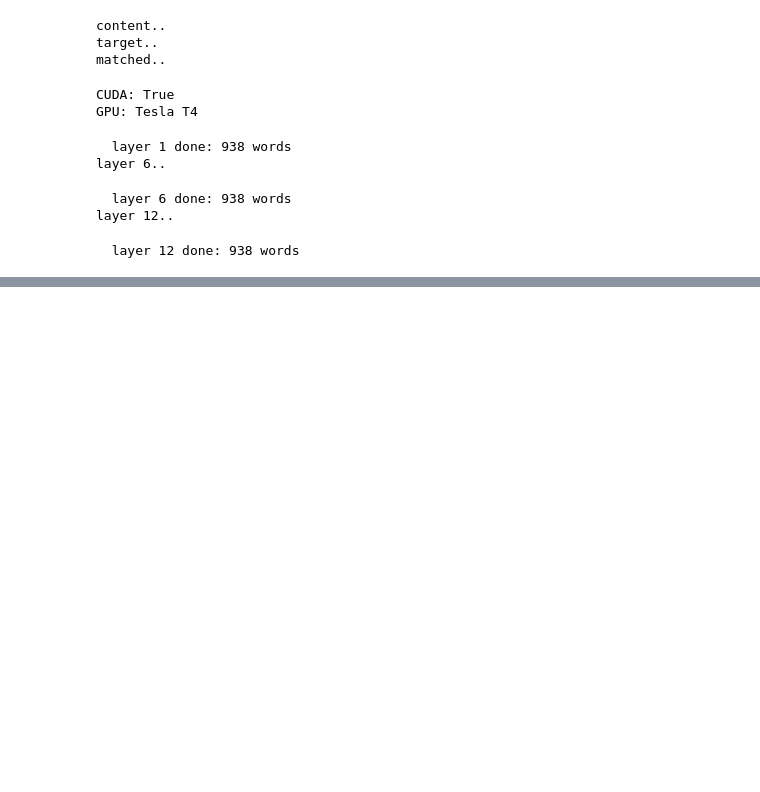
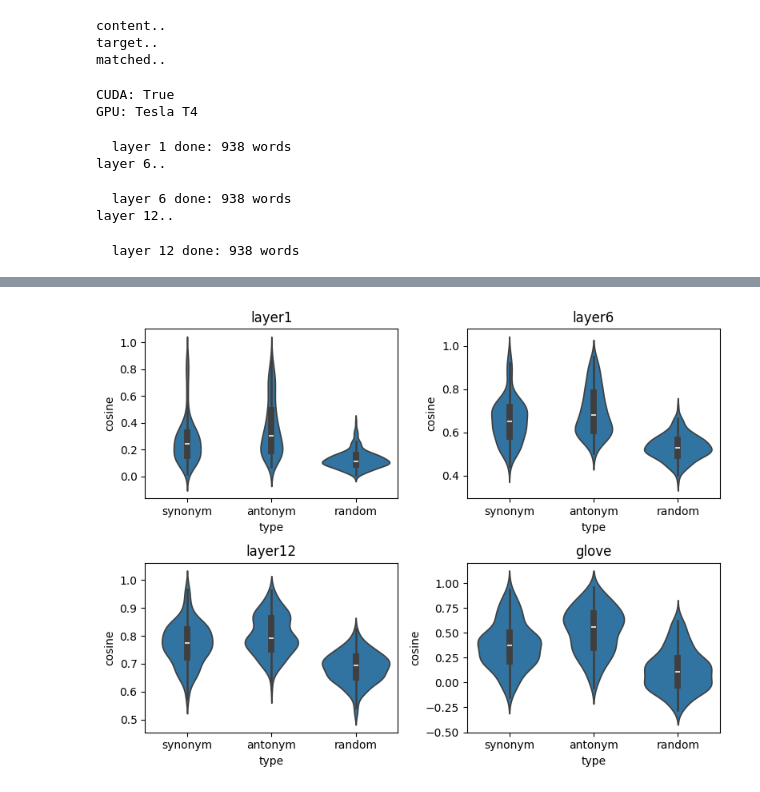
Before and after one commit to axmeu/Theory_practice_LLM, a Jupyter notebook: LLM2/notebook.ipynb, the cells around one changed output, grey strips where cells are left out. Drawn from its saved outputs; the diff is of its cells as text; code cells hidden in the pictures; blank space fills up the shorter version.

```diff
--- a/LLM2/notebook.ipynb
+++ b/LLM2/notebook.ipynb
@@ -642 +654,52 @@ tr_glove: intra=0.634 | inter=0.172 | d=2.38 [2.14, 2.63] | p=5.694e-75
 [figure]
+# %%
+with open("/home/onyxia/work/filtered_synonyms.json") as f:
+    filtered_synonyms = json.load(f)
+
+with open("/home/onyxia/work/filtered_antonyms.json") as f:
+    filtered_antonyms = json.load(f)
+# %%
+def pair_cos(pairs, emb_dict):
+    scores = []
+    for l1, l2 in pairs:
+        if l1 in emb_dict and l2 in emb_dict:
+            v1 = np.array(emb_dict[l1]).reshape(1, -1)
+            v2 = np.array(emb_dict[l2]).reshape(1, -1)
+            scores.append(cosine_similarity(v1, v2)[0][0])
+    return scores
+
+
+def random_pairs(emb_dict):
+    random.seed(42)
+    words = list(emb_dict.keys())
+    pairs = []
+    # 200 since we have 200 pair of each syn / ant
+    while len(pairs) < 200:
+        l1, l2 = random.sample(words, 2)
+        pairs.append((l1, l2))
+    return pairs
+
+
+# AI plot
+saved_embs = ["layer1", "layer6", "layer12", "glove"]
+fig, axes = plt.subplots(2, 2, figsize=(8, 6))
+axes = axes.flatten()
+
+for ax, emb in zip(axes, saved_embs):
+    emb_dict = load_embeddings(f"/home/onyxia/work/embeddings_{emb}.json")
+
+    syn_scores  = pair_cos(filtered_synonyms, emb_dict)
+    ant_scores  = pair_cos(filtered_antonyms, emb_dict)
+    rand_scores = pair_cos(random_pairs(emb_dict), emb_dict)
+
+    data = pd.DataFrame({
+        "cosine": syn_scores + ant_scores + rand_scores,
+        "type": ["synonym"] * len(syn_scores) + ["antonym"] * len(ant_scores) + ["random"] * len(rand_scores)
+    })
+    sns.violinplot(data=data, x="type", y="cosine", ax=ax)
+    ax.set_title(emb)
+
+plt.tight_layout()
+plt.show()
+# %% [output]
+[figure, added]
```
Also changed, not shown: parts of 4 cells of this notebook.
